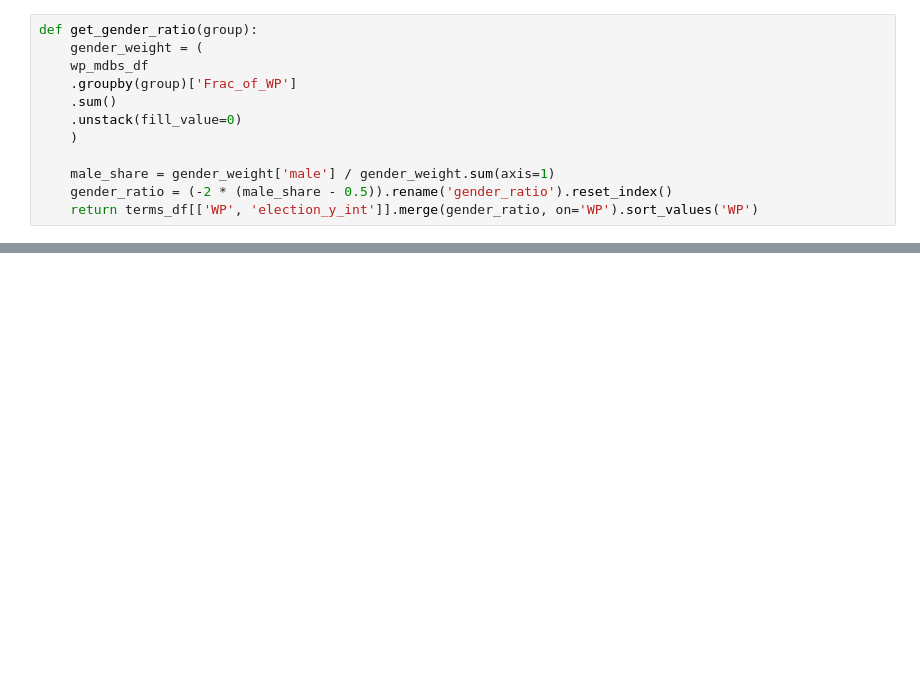
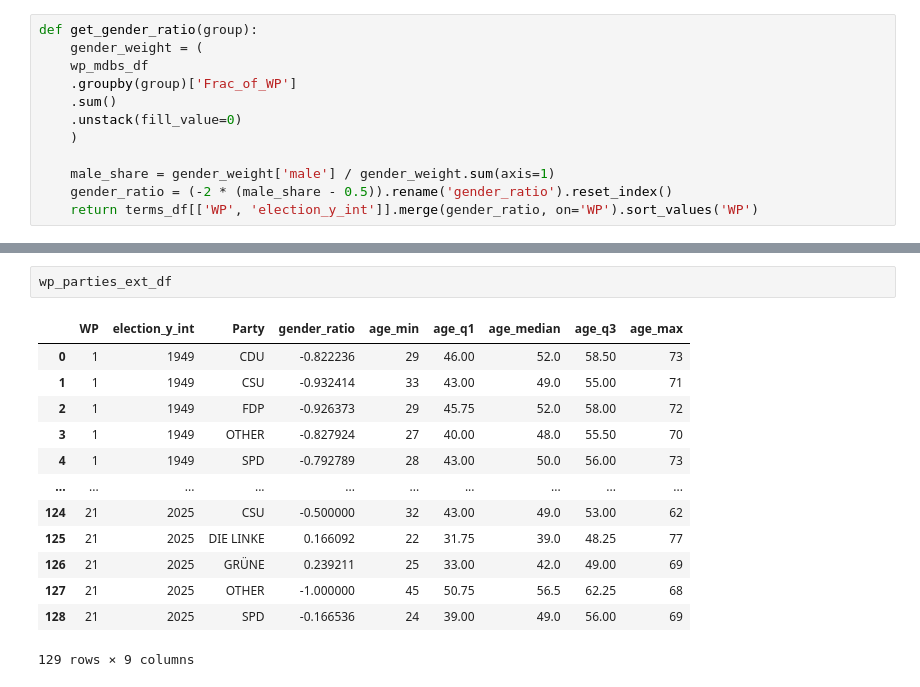
Before and after one commit to carl-lorenz/Visualization, a Jupyter notebook: Exam/1_members_of_german_parliament.ipynb, the cells around one changed output, grey strips where cells are left out. Drawn from its saved outputs; the diff is of its cells as text; blank space fills up the shorter version.

```diff
--- a/Exam/1_members_of_german_parliament.ipynb
+++ b/Exam/1_members_of_german_parliament.ipynb
@@ -382,0 +706,16 @@ plt.show()
+# %%
+wp_parties_ext_df
+# %% [output]
+|  | WP | election_y_int | Party | gender_ratio | age_min | age_q1 | age_median | age_q3 | age_max |
+| 0 | 1 | 1949 | CDU | -0.822236 | 29 | 46.00 | 52.0 | 58.50 | 73 |
+| 1 | 1 | 1949 | CSU | -0.932414 | 33 | 43.00 | 49.0 | 55.00 | 71 |
+| 2 | 1 | 1949 | FDP | -0.926373 | 29 | 45.75 | 52.0 | 58.00 | 72 |
+| 3 | 1 | 1949 | OTHER | -0.827924 | 27 | 40.00 | 48.0 | 55.50 | 70 |
+| 4 | 1 | 1949 | SPD | -0.792789 | 28 | 43.00 | 50.0 | 56.00 | 73 |
+| ... | ... | ... | ... | ... | ... | ... | ... | ... | ... |
+| 124 | 21 | 2025 | CSU | -0.500000 | 32 | 43.00 | 49.0 | 53.00 | 62 |
+| 125 | 21 | 2025 | DIE LINKE | 0.166092 | 22 | 31.75 | 39.0 | 48.25 | 77 |
+| 126 | 21 | 2025 | GRÜNE | 0.239211 | 25 | 33.00 | 42.0 | 49.00 | 69 |
+| 127 | 21 | 2025 | OTHER | -1.000000 | 45 | 50.75 | 56.5 | 62.25 | 68 |
+| 128 | 21 | 2025 | SPD | -0.166536 | 24 | 39.00 | 49.0 | 56.00 | 69 |
+129 rows × 9 columns
```
Also changed, not shown: parts of 11 cells of this notebook.
